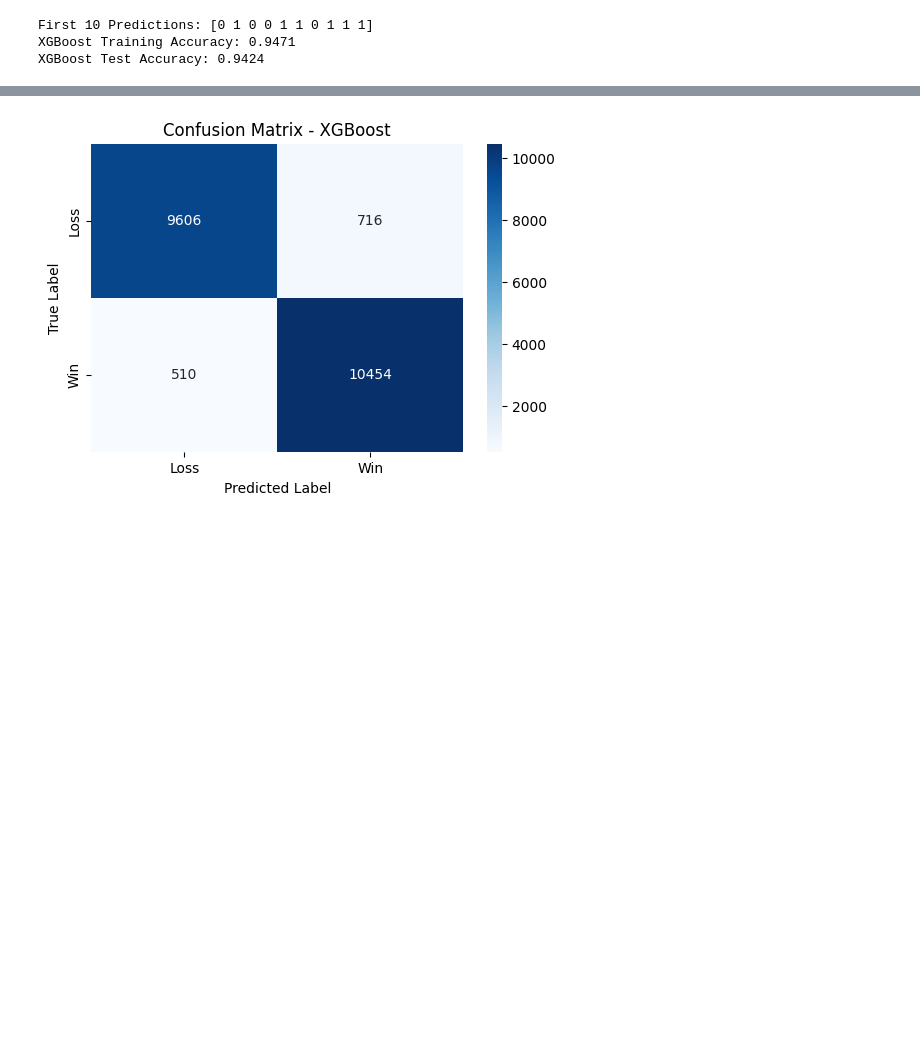
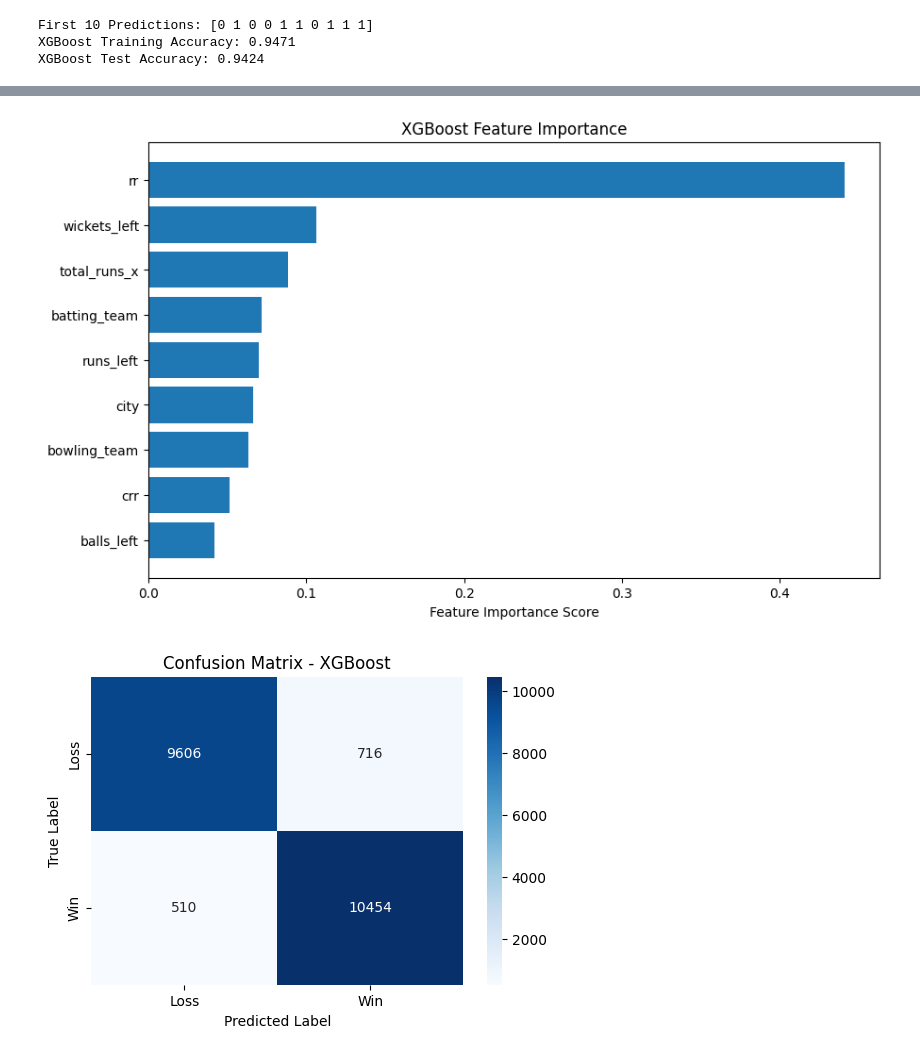
Before and after one commit to CoderAnush/ML-PROJECT, a Jupyter notebook: IPL_ANN.ipynb, the cells around one changed output, grey strips where cells are left out. Drawn from its saved outputs; the diff is of its cells as text; code cells hidden in the pictures; blank space fills up the shorter version.

```diff
--- a/IPL_ANN.ipynb
+++ b/IPL_ANN.ipynb
@@ -785,5 +800,17 @@ print(binary_predictions[:10])  # Show first 50 predictions
 
 #1->batting team wins (team 1 wins)
 #0->bowling team wins (team 2 wins)
+
+# Get probability scores from the model
+confidence_scores = result.flatten()  # Convert to 1D array
+
+# Convert probability to binary predictions
+binary_predictions = (confidence_scores > 0.5).astype(int)
+
+# Print first 10 results
+for i in range(10):
+    print(f"Prediction: {binary_predictions[i]}, Confidence Score: {confidence_scores[i]:.4f}")
+
+print(y_train.value_counts())  # See how many matches are labeled as 0 vs. 1
 # %% [output]
 [[0]
@@ -926,3 +1068,16 @@ XGBoost Test Accuracy: 0.9424
+# %%
+importances = xgb_model.feature_importances_
+feature_names = X_train.columns
+sorted_idx = importances.argsort()
+
+plt.figure(figsize=(10, 6))
+plt.barh(range(len(sorted_idx)), importances[sorted_idx], align="center")
+plt.yticks(range(len(sorted_idx)), [feature_names[i] for i in sorted_idx])
+plt.xlabel("Feature Importance Score")
+plt.title("XGBoost Feature Importance")
+plt.show()
+# %% [output]
+[figure, added]
 # %%
 from sklearn.metrics import confusion_matrix
 import seaborn as sns
```
Also changed, not shown: parts of 37 cells of this notebook.
